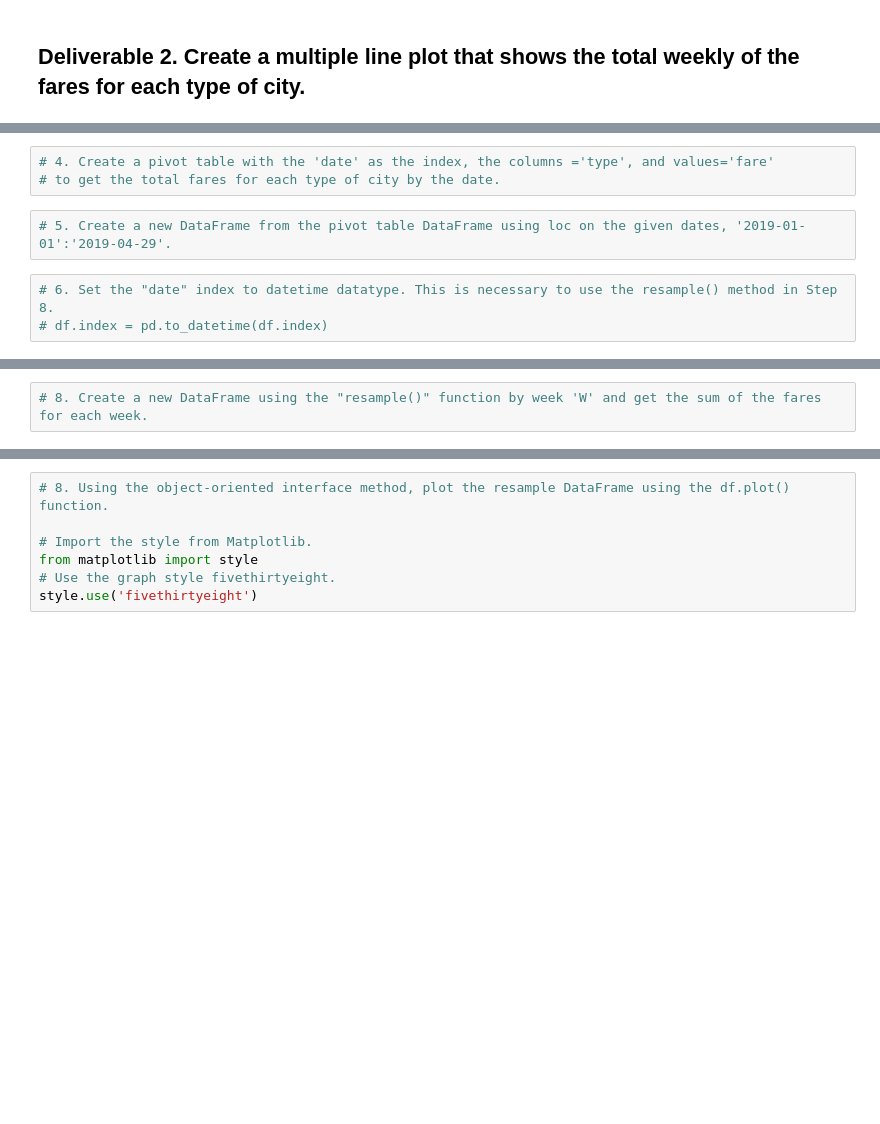
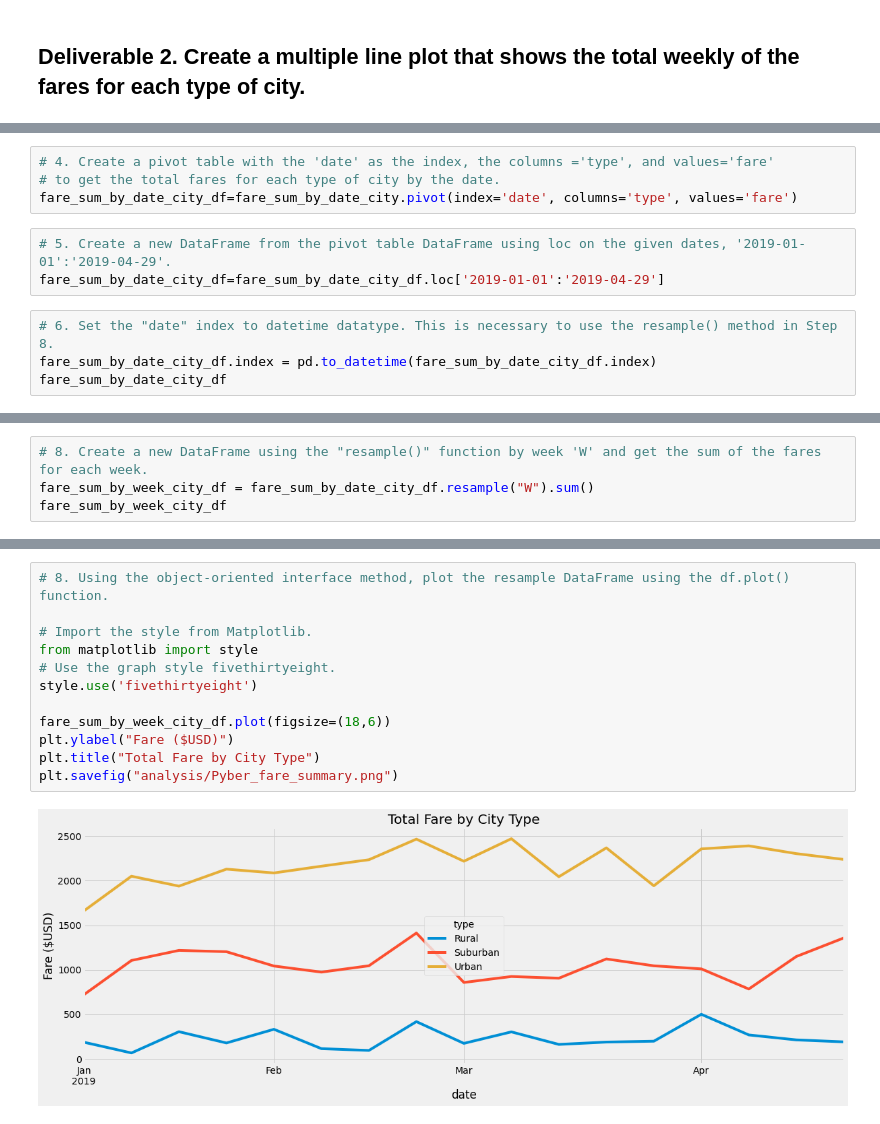
Before and after one commit to dylanvowell/PyBer_Analysis, a Jupyter notebook: PyBer_Challenge_starter_code.ipynb, the cells around one changed output, grey strips where cells are left out. Saved outputs shown, nothing was run; the diff lists cells and outputs as text; blank space fills up the shorter version.

Commit message:
Finished graphs for challenge.

```diff
--- a/PyBer_Challenge_starter_code.ipynb
+++ b/PyBer_Challenge_starter_code.ipynb
@@ -63,8 +150,11 @@ pyber_summary_df.index.name = None
 # %%
 # 4. Create a pivot table with the 'date' as the index, the columns ='type', and values='fare'
 # to get the total fares for each type of city by the date.
+fare_sum_by_date_city_df=fare_sum_by_date_city.pivot(index='date', columns='type', values='fare')
 # %%
 # 5. Create a new DataFrame from the pivot table DataFrame using loc on the given dates, '2019-01-01':'2019-04-29'.
+fare_sum_by_date_city_df=fare_sum_by_date_city_df.loc['2019-01-01':'2019-04-29']
 # %%
 # 6. Set the "date" index to datetime datatype. This is necessary to use the resample() method in Step 8.
-# df.index = pd.to_datetime(df.index)
+fare_sum_by_date_city_df.index = pd.to_datetime(fare_sum_by_date_city_df.index)
+fare_sum_by_date_city_df
@@ -73,2 +190,4 @@ pyber_summary_df.index.name = None
 # %%
 # 8. Create a new DataFrame using the "resample()" function by week 'W' and get the sum of the fares for each week.
+fare_sum_by_week_city_df = fare_sum_by_date_city_df.resample("W").sum()
+fare_sum_by_week_city_df
@@ -75,7 +214,14 @@ pyber_summary_df.index.name = None
 # %%
 # 8. Using the object-oriented interface method, plot the resample DataFrame using the df.plot() function.
 
 # Import the style from Matplotlib.
 from matplotlib import style
 # Use the graph style fivethirtyeight.
 style.use('fivethirtyeight')
+
+fare_sum_by_week_city_df.plot(figsize=(18,6))
+plt.ylabel("Fare ($USD)")
+plt.title("Total Fare by City Type")
+plt.savefig("analysis/Pyber_fare_summary.png")
+# %% [output]
+[figure, added]
```
Also changed, not shown: parts of 17 cells of this notebook, 2 other files.
